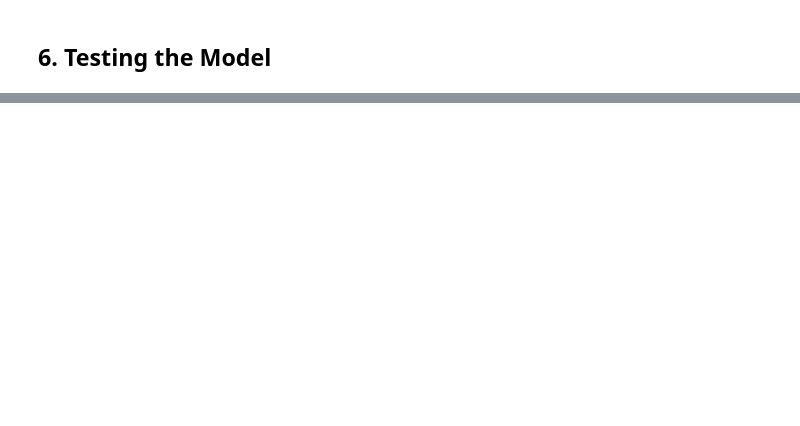
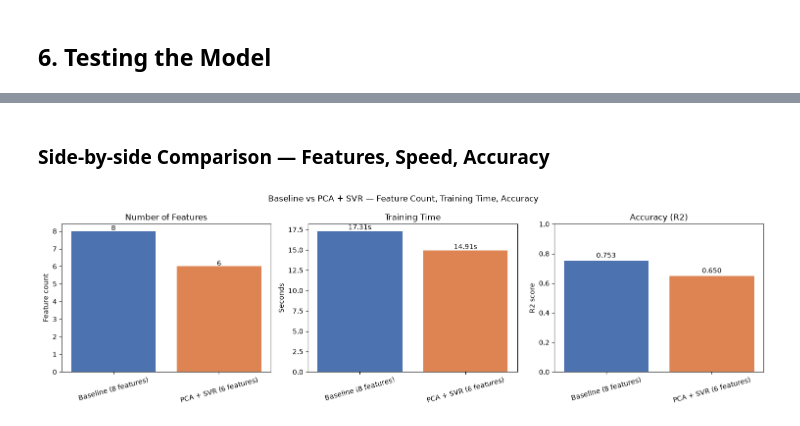
Before and after one commit to ArdenDiago/ML-Lab, a Jupyter notebook: ETE/ETE-1/ETE-1.ipynb, the cells around one changed output, grey strips where cells are left out. Drawn from its saved outputs; the diff is of its cells as text; code cells hidden in the pictures; blank space fills up the shorter version.

```diff
--- a/ETE/ETE-1/ETE-1.ipynb
+++ b/ETE/ETE-1/ETE-1.ipynb
@@ -206,2 +215,40 @@ AveBedrms     0.029621
 dtype: float64
+# %% [markdown]
+### Side-by-side Comparison — Features, Speed, Accuracy
+# %%
+labels = ["Baseline (8 features)", "PCA + SVR (6 features)"]
+n_features_cmp = [X_train_scaled.shape[1], X_train_pca.shape[1]]
+time_cmp = [time_baseline, time_pca]
+r2_cmp = [r2_b, r2_p]
+
+fig, axes = plt.subplots(1, 3, figsize=(15, 4.5))
+colors = ["#4C72B0", "#DD8452"]
+
+axes[0].bar(labels, n_features_cmp, color=colors)
+axes[0].set_title("Number of Features")
+axes[0].set_ylabel("Feature count")
+for i, v in enumerate(n_features_cmp):
+    axes[0].text(i, v + 0.05, str(v), ha="center")
+
+axes[1].bar(labels, time_cmp, color=colors)
+axes[1].set_title("Training Time")
+axes[1].set_ylabel("Seconds")
+for i, v in enumerate(time_cmp):
+    axes[1].text(i, v + 0.2, f"{v:.2f}s", ha="center")
+
+axes[2].bar(labels, r2_cmp, color=colors)
+axes[2].set_title("Accuracy (R2)")
+axes[2].set_ylabel("R2 score")
+axes[2].set_ylim(0, 1)
+for i, v in enumerate(r2_cmp):
+    axes[2].text(i, v + 0.02, f"{v:.3f}", ha="center")
+
+for ax in axes:
+    ax.tick_params(axis="x", rotation=15)
+
+plt.suptitle("Baseline vs PCA + SVR — Feature Count, Training Time, Accuracy")
+plt.tight_layout()
+plt.show()
+# %% [output]
+[figure, added]
 # %% [markdown]
```
Also changed, not shown: parts of 9 cells of this notebook, 6 other files.
